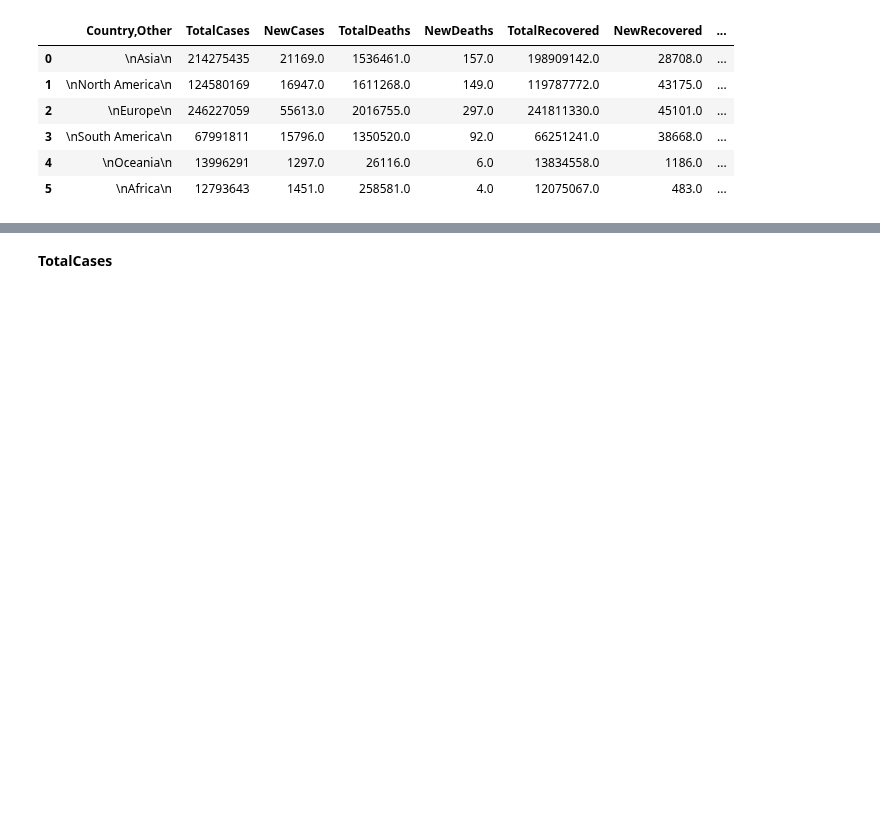
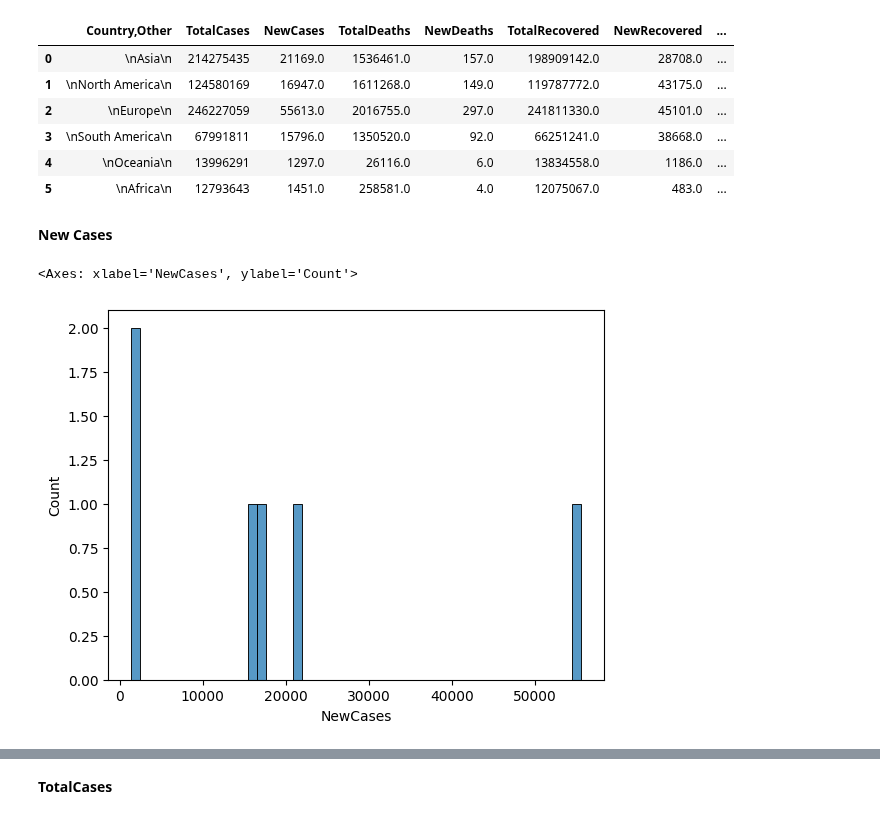
Before and after one commit to daongochoa2002/Lab1-Data-Visualization, a Jupyter notebook: Coronavirus Analysis.ipynb, the cells around one changed output, grey strips where cells are left out. Cells and saved outputs as stored; diff of their text form; code cells hidden in the pictures; blank space fills up the shorter version.

Commit message:
add chart

```diff
--- a/Coronavirus Analysis.ipynb
+++ b/Coronavirus Analysis.ipynb
@@ -472,3 +472,13 @@ df
 | 3 | \nSouth America\n | 67991811 | 15796.0 | 1350520.0 | 92.0 | 66251241.0 | 38668.0 | ... |
 | 4 | \nOceania\n | 13996291 | 1297.0 | 26116.0 | 6.0 | 13834558.0 | 1186.0 | ... |
 | 5 | \nAfrica\n | 12793643 | 1451.0 | 258581.0 | 4.0 | 12075067.0 | 483.0 | ... |
+# %% [markdown]
+**New Cases**
+# %%
+# NewCases
+df['NewCases']=df['NewCases'].fillna(0)
+# plot
+sns.histplot(data=df, x="NewCases",bins=50)
+# %% [output]
+<Axes: xlabel='NewCases', ylabel='Count'>
+[figure, added]
```
Also changed, not shown: parts of 6 cells of this notebook.
